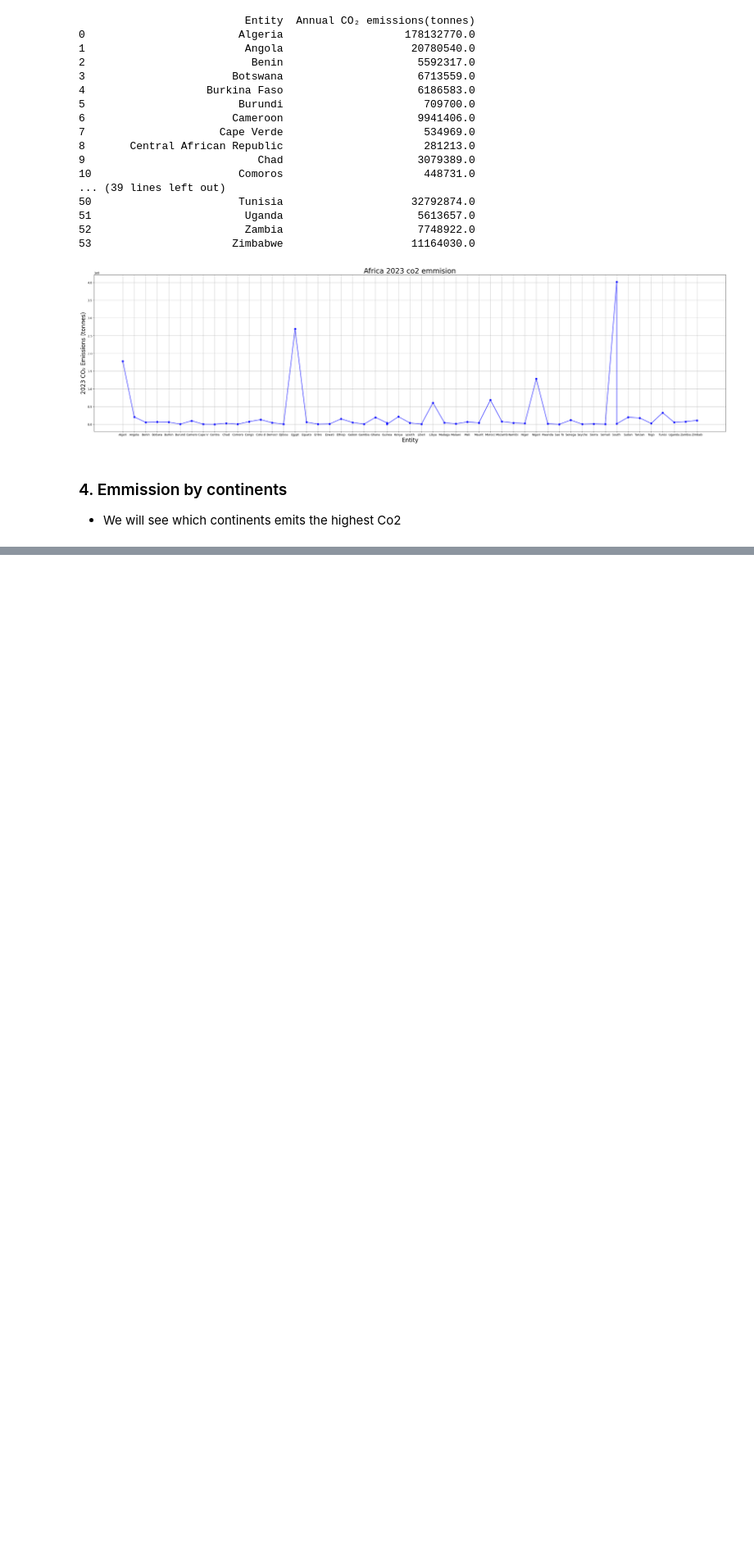
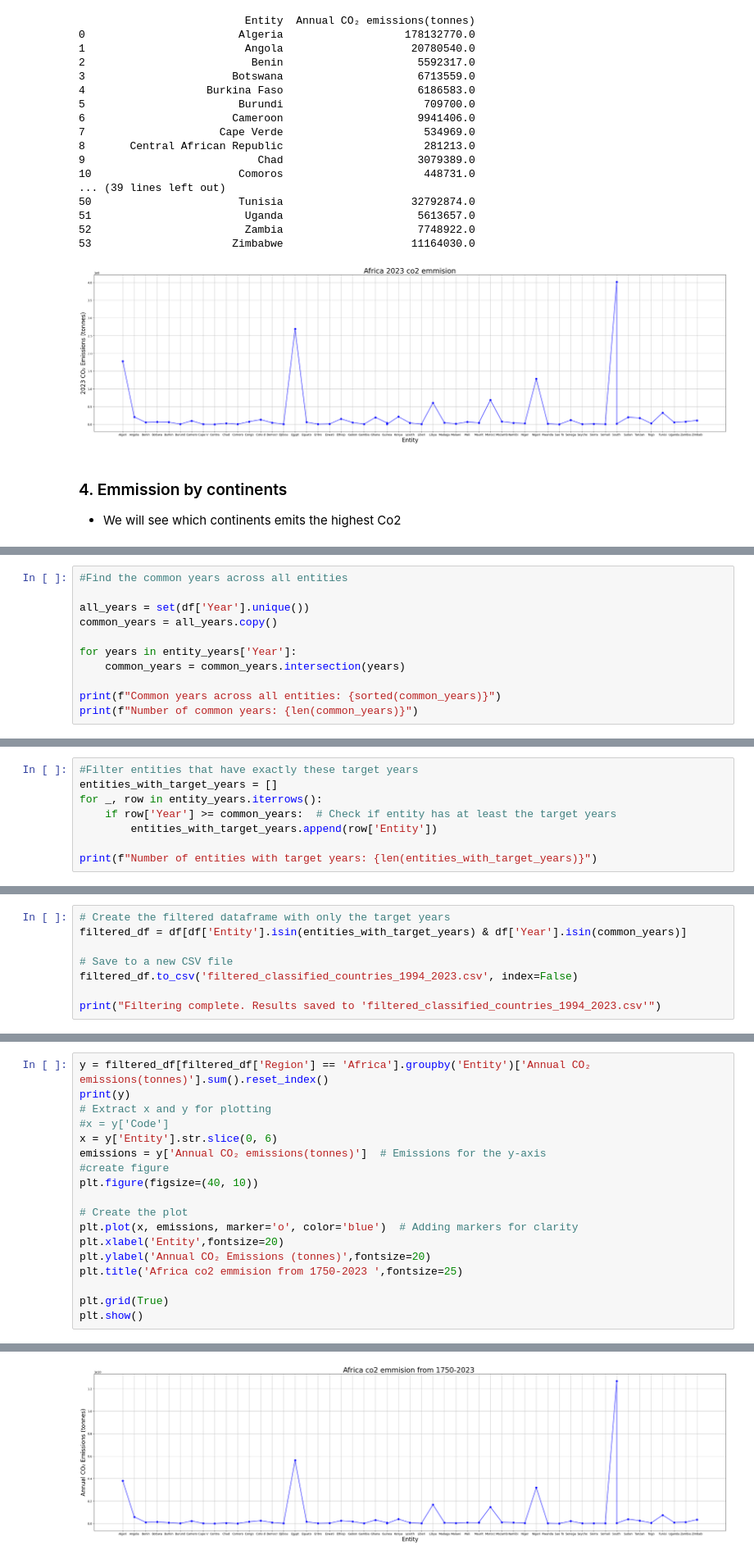
Before and after one commit to Ndzedzenyuy/AnnualCO2Emmision, a Jupyter notebook: CO2EmissionAnalysis.ipynb, the cells around one changed output, grey strips where cells are left out. Shown at 82% size. Saved outputs shown, nothing was run; the diff lists cells and outputs as text; blank space fills up the shorter version.

```diff
--- a/CO2EmissionAnalysis.ipynb
+++ b/CO2EmissionAnalysis.ipynb
@@ -515,0 +529,11 @@ plt.show()
+# %%
+#Find the common years across all entities
+
+all_years = set(df['Year'].unique())
+common_years = all_years.copy()
+
+for years in entity_years['Year']:
+    common_years = common_years.intersection(years)
+
+print(f"Common years across all entities: {sorted(common_years)}")
+print(f"Number of common years: {len(common_years)}")
@@ -515,0 +549,8 @@ plt.show()
+# %%
+#Filter entities that have exactly these target years
+entities_with_target_years = []
+for _, row in entity_years.iterrows():
+    if row['Year'] >= common_years:  # Check if entity has at least the target years
+        entities_with_target_years.append(row['Entity'])
+
+print(f"Number of entities with target years: {len(entities_with_target_years)}")
@@ -515,0 +559,8 @@ plt.show()
+# %%
+# Create the filtered dataframe with only the target years
+filtered_df = df[df['Entity'].isin(entities_with_target_years) & df['Year'].isin(common_years)]
+
+# Save to a new CSV file
+filtered_df.to_csv('filtered_classified_countries_1994_2023.csv', index=False)
+
+print("Filtering complete. Results saved to 'filtered_classified_countries_1994_2023.csv'")
@@ -515,0 +583,19 @@ plt.show()
+# %%
+y = filtered_df[filtered_df['Region'] == 'Africa'].groupby('Entity')['Annual CO₂ emissions(tonnes)'].sum().reset_index()
+print(y)
+# Extract x and y for plotting
+#x = y['Code']
+x = y['Entity'].str.slice(0, 6)
+emissions = y['Annual CO₂ emissions(tonnes)']  # Emissions for the y-axis
+#create figure
+plt.figure(figsize=(40, 10))
+
+# Create the plot
+plt.plot(x, emissions, marker='o', color='blue')  # Adding markers for clarity
+plt.xlabel('Entity',fontsize=20)
+plt.ylabel('Annual CO₂ Emissions (tonnes)',fontsize=20)
+plt.title('Africa co2 emmision from 1750-2023 ',fontsize=25)
+
+plt.grid(True)
+plt.show()
+# %% [output]
@@ -515,0 +619 @@ plt.show()
+[figure, added]
```
Also changed, not shown: parts of 17 cells of this notebook, 3 other files.
